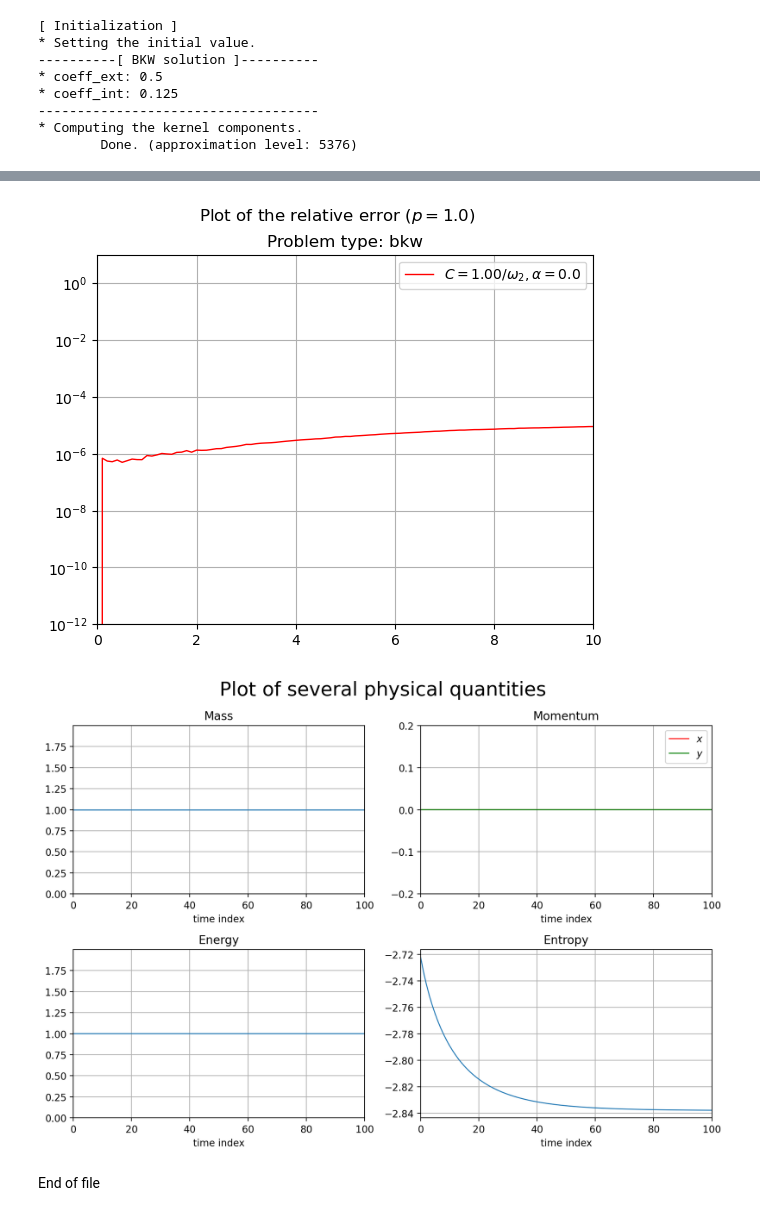
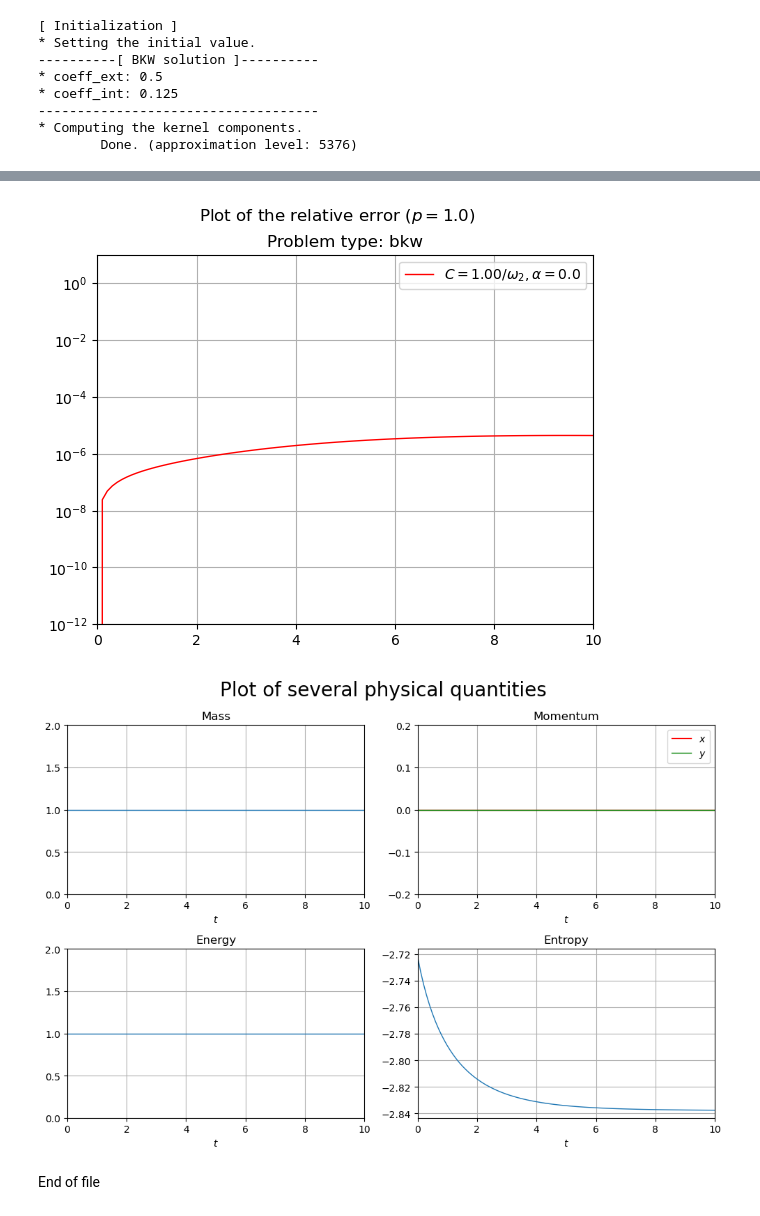
Before and after one commit to Gwangjae-Jung/deep_numerical, a Jupyter notebook: test_fsm/notebook__FSM_Boltzmann.ipynb, the cells around one changed output, grey strips where cells are left out. Cells and saved outputs as stored; diff of their text form; code cells hidden in the pictures.

```diff
--- a/test_fsm/notebook__FSM_Boltzmann.ipynb
+++ b/test_fsm/notebook__FSM_Boltzmann.ipynb
@@ -13,7 +13,7 @@ from    deep_numerical.utils                   import  *
 from    deep_numerical.numerical.distribution  import  *
 from    deep_numerical.numerical.solvers       import  *
 
-DTYPE:  torch.dtype     = torch.float
+DTYPE:  torch.dtype     = torch.double
 DEVICE: torch.device    = torch.device('cuda:3')
 tensor_kwargs = {'dtype': DTYPE, 'device': DEVICE}
 # %%
@@ -186,6 +186,7 @@ print(f"\tDone. (Elapsed time: {elapsed_time:.2f} seconds)")
 
 print(f"* Stacking the results into tensors.")
 ARR_T                   = ARR_T.cpu()
+V                       = V.cpu()
 arr_distribution        = torch.stack(arr_distribution, dim=1).cpu()
 arr_mean_density        = torch.stack(arr_mean_density, dim=1).cpu()
 arr_mean_velocity       = torch.stack(arr_mean_velocity, dim=1).cpu()
@@ -214,12 +215,11 @@ plt.yscale('log')
 plt.legend()
 plt.show()
 # %% [output]
-[figure, old version]
+[figure, new version]
 # %%
-eps = 1e-32
-fig, axes = plot_quantities_homogeneous(arr_distribution[0].to(DEVICE), V, dim=DIMENSION, eps=eps, dpi=200)
+fig, axes = plot_quantities_homogeneous(arr_distribution[0], v_grid=V, arr_t=ARR_T)
 fig.show()
 # %% [output]
-[figure, old version]
+[figure, new version]
 # %% [markdown]
 End of file
```
Also changed, not shown: parts of 1 cell of this notebook.
